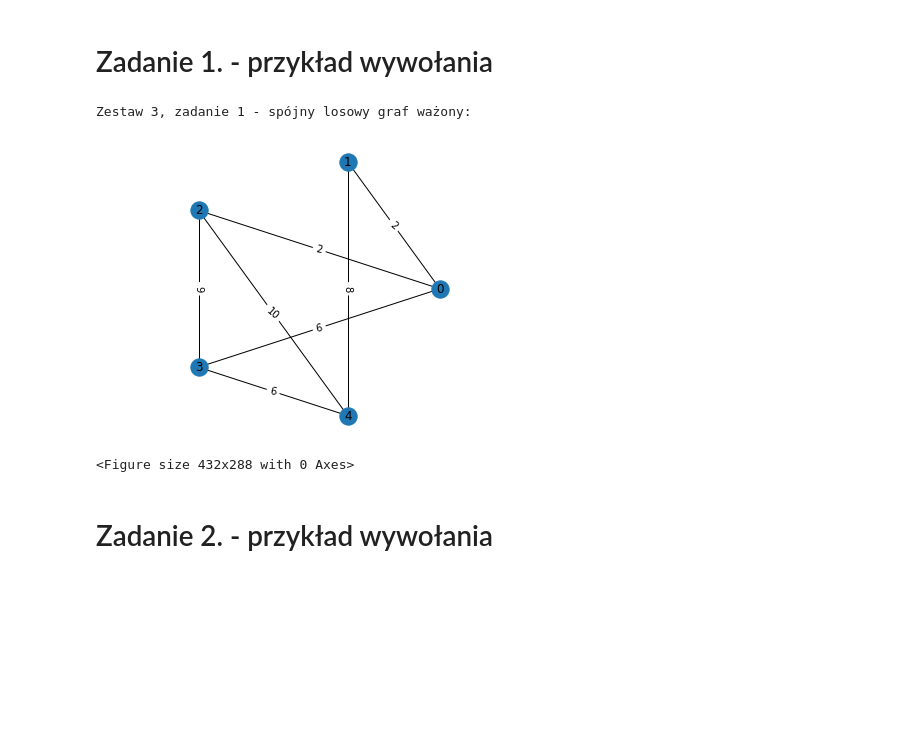
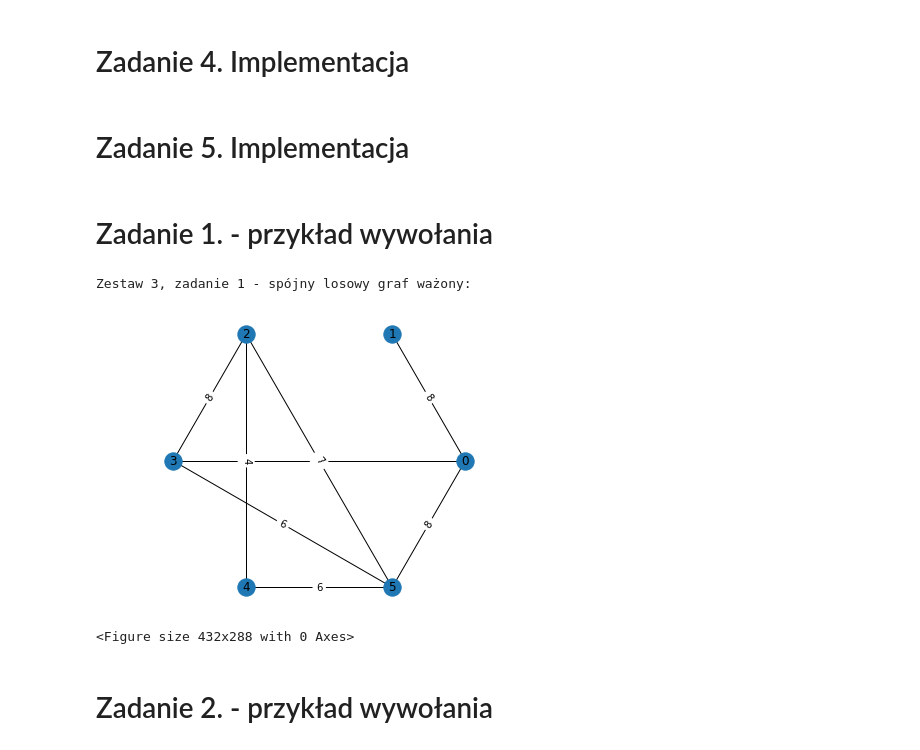
Before and after one commit to Czarne-Jagodki/labs, a Jupyter notebook: lab3/notebook.ipynb, the cells around one changed output. Cells and saved outputs as stored; diff of their text form; code cells hidden in the pictures; blank space fills up the shorter version.

```diff
--- a/lab3/notebook.ipynb
+++ b/lab3/notebook.ipynb
@@ -6,0 +36,19 @@ from Prim import *
+# %%
+class Edge:
+    """
+    Klasa reprezentujaca krawedz
+    """
+    vertices: tuple
+    weight: int
+    visited: bool
+
+    def __init__(self, first_vertex: Vertex, second_vertex: Vertex, weight: int = 1, visited: bool = False) -> None:
+        self.vertices = (first_vertex, second_vertex)
+        self.visited = visited
+        self.weight = weight
+
+    def get_vertices_ids(self) -> tuple:
+        return self.vertices
+
+    def get_weight(self):
+        return self.weight
@@ -6,0 +441,2 @@ from Prim import *
+# %% [markdown]
+# Zadanie 4. Implementacja
@@ -6,0 +504,2 @@ from Prim import *
+# %% [markdown]
+# Zadanie 5. Implementacja
@@ -8,11 +631,11 @@ from Prim import *
    # Zadanie 1. - przykład wywołania
 # %%
 print("\nZestaw 3, zadanie 1 - spójny losowy graf ważony:")
-graph = create_rand_consistent_weighted_graph(5, 1, 10)
+graph = create_rand_consistent_weighted_graph(6, 1, 10)
 draw(graph)
 # %% [output]
 Zestaw 3, zadanie 1 - spójny losowy graf ważony:
-[figure, old version]
+[figure, new version]
 <Figure size 432x288 with 0 Axes>
 # %% [markdown]
 # Zadanie 2. - przykład wywołania
```
Also changed, not shown: parts of 18 cells of this notebook, 1 other file.
